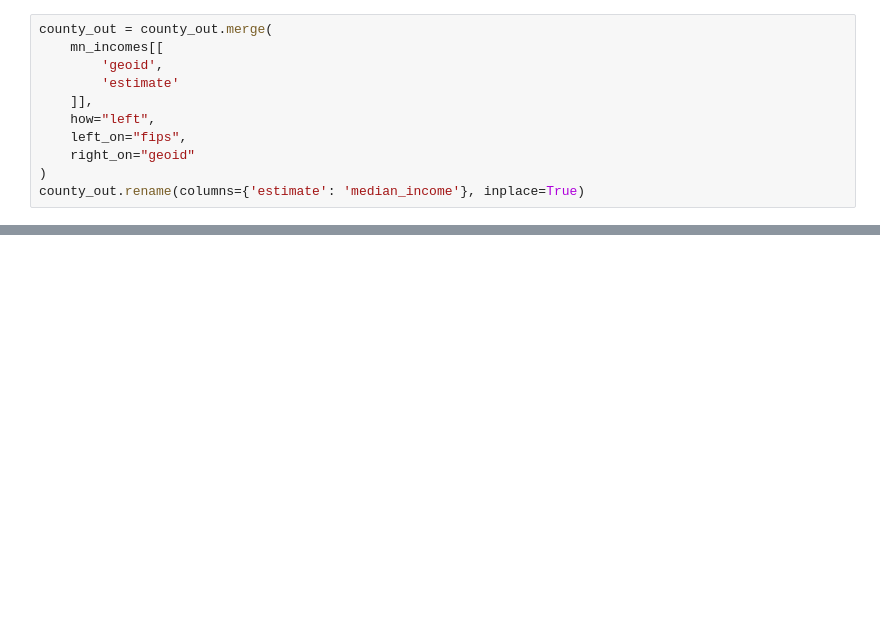
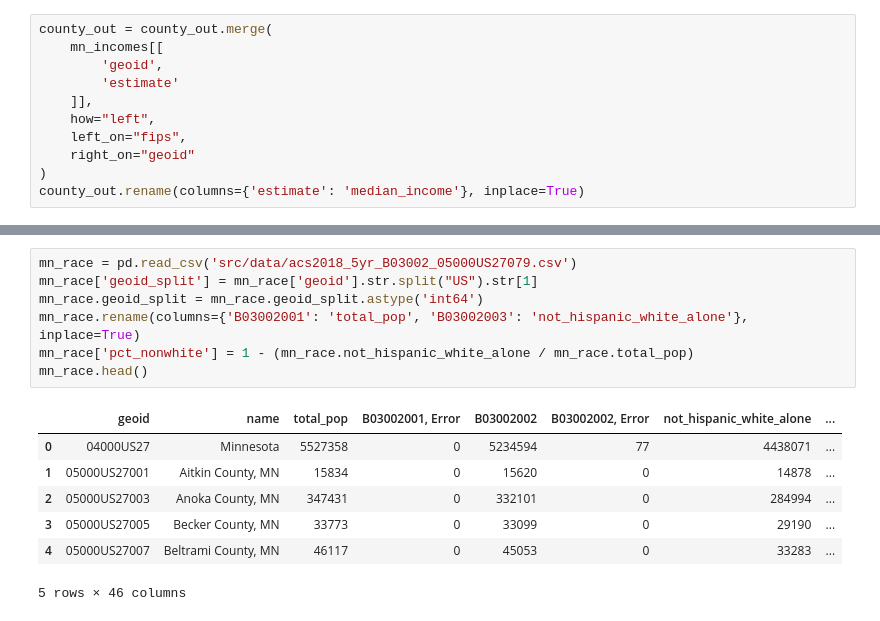
Before and after one commit to striblab/20200303-primary, a Jupyter notebook: demographics_compiler.ipynb, the cells around one changed output, grey strips where cells are left out. Cells and saved outputs as stored; diff of their text form; blank space fills up the shorter version.

```diff
--- a/demographics_compiler.ipynb
+++ b/demographics_compiler.ipynb
@@ -120,0 +144,15 @@ county_out.rename(columns={'estimate': 'median_income'}, inplace=True)
+# %%
+mn_race = pd.read_csv('src/data/acs2018_5yr_B03002_05000US27079.csv')
+mn_race['geoid_split'] = mn_race['geoid'].str.split("US").str[1]
+mn_race.geoid_split = mn_race.geoid_split.astype('int64')
+mn_race.rename(columns={'B03002001': 'total_pop', 'B03002003': 'not_hispanic_white_alone'}, inplace=True)
+mn_race['pct_nonwhite'] = 1 - (mn_race.not_hispanic_white_alone / mn_race.total_pop)
+mn_race.head()
+# %% [output]
+|  | geoid | name | total_pop | B03002001, Error | B03002002 | B03002002, Error | not_hispanic_white_alone | ... |
+| 0 | 04000US27 | Minnesota | 5527358 | 0 | 5234594 | 77 | 4438071 | ... |
+| 1 | 05000US27001 | Aitkin County, MN | 15834 | 0 | 15620 | 0 | 14878 | ... |
+| 2 | 05000US27003 | Anoka County, MN | 347431 | 0 | 332101 | 0 | 284994 | ... |
+| 3 | 05000US27005 | Becker County, MN | 33773 | 0 | 33099 | 0 | 29190 | ... |
+| 4 | 05000US27007 | Beltrami County, MN | 46117 | 0 | 45053 | 0 | 33283 | ... |
+5 rows × 46 columns
```
Also changed, not shown: parts of 4 cells of this notebook, 3 other files.
